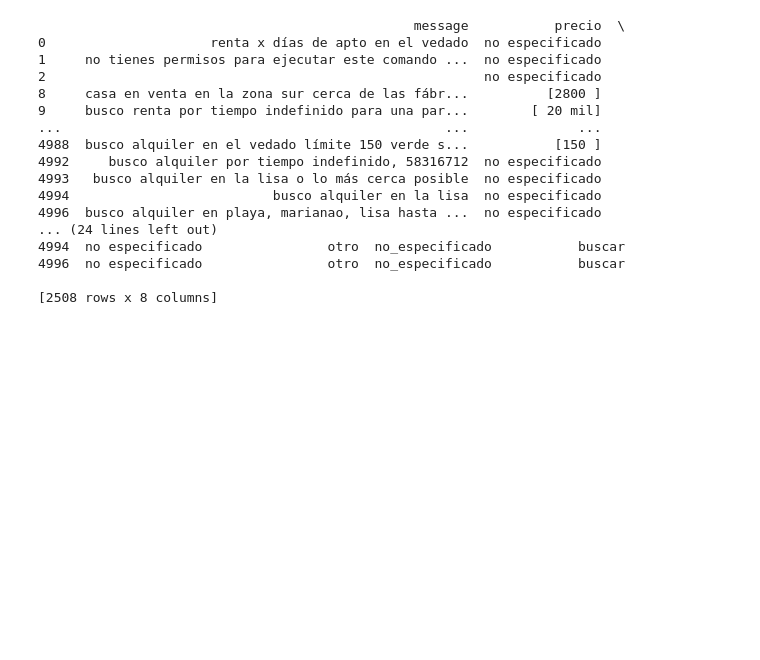
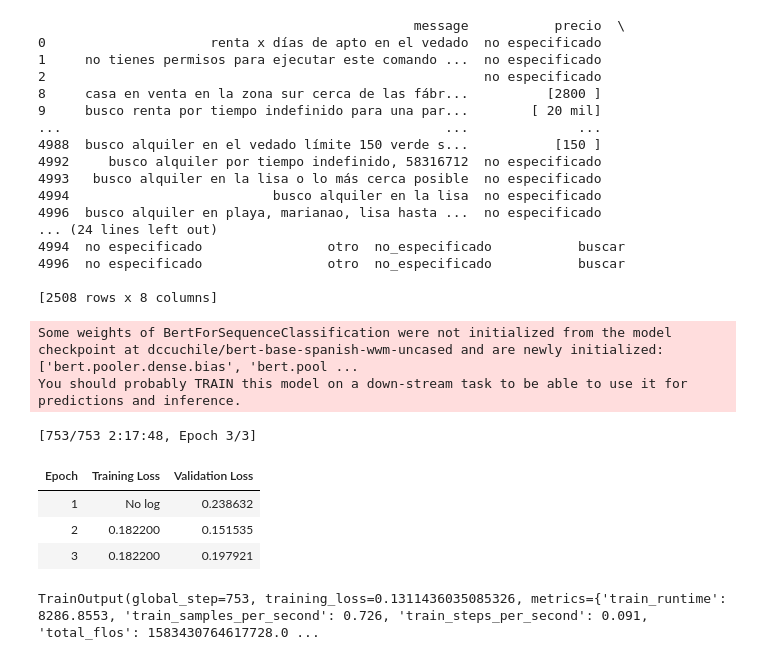
Before and after one commit to mariandc18/RentMate-Chatbot, a Jupyter notebook: cleaning.ipynb, the cells around one changed output. Saved outputs shown, nothing was run; the diff lists cells and outputs as text; code cells hidden in the pictures; blank space fills up the shorter version.

Commit message:
detecting intentions with BERT fine-tuning

```diff
--- a/cleaning.ipynb
+++ b/cleaning.ipynb
@@ -324,3 +324,63 @@ print(data)
 4996  no especificado                otro  no_especificado           buscar
 
 [2508 rows x 8 columns]
+# %%
+from transformers import TrainingArguments, Trainer, AutoModelForSequenceClassification, AutoTokenizer
+from datasets import Dataset
+from sklearn.model_selection import train_test_split
+from sklearn.preprocessing import LabelEncoder
+
+tokenizer = AutoTokenizer.from_pretrained("dccuchile/bert-base-spanish-wwm-uncased")
+label_encoder = LabelEncoder()
+data["intención"] = label_encoder.fit_transform(data["intención"])
+data_for_model = data[["message", "intención"]]
+
+train_df, test_df = train_test_split(data_for_model, test_size=0.2, random_state=42)
+train_dataset = Dataset.from_pandas(train_df)
+test_dataset = Dataset.from_pandas(test_df)
+
+train_dataset = train_dataset.rename_columns({"intención": "label"})
+test_dataset = test_dataset.rename_columns({"intención": "label"})
+
+def tokenize_function(examples):
+    tokens = tokenizer(examples["message"], padding="max_length", truncation=True)
+    tokens["label"] = examples["label"]
+    return tokens
+
+train_dataset = train_dataset.map(tokenize_function, batched=True)
+test_dataset = test_dataset.map(tokenize_function, batched=True)
+
+train_dataset.set_format(type="torch", columns=["input_ids", "attention_mask", "label"])
+test_dataset.set_format(type="torch", columns=["input_ids", "attention_mask", "label"])
+
+num_labels = len(label_encoder.classes_)
+model = AutoModelForSequenceClassification.from_pretrained("dccuchile/bert-base-spanish-wwm-uncased", num_labels=num_labels)
+
+training_args = TrainingArguments(
+    output_dir="./results",
+    eval_strategy="epoch",
+    save_strategy="epoch",
+    learning_rate=2e-5,
+    per_device_train_batch_size=8,
+    per_device_eval_batch_size=8,
+    num_train_epochs=3,
+    weight_decay=0.01
+)
+
+trainer = Trainer(
+    model=model,
+    args=training_args,
+    train_dataset=train_dataset,
+    eval_dataset=test_dataset,
+    processing_class=tokenizer
+)
+trainer.train()
+# %% [output]
+Some weights of BertForSequenceClassification were not initialized from the model checkpoint at dccuchile/bert-base-spanish-wwm-uncased and are newly initialized: ['bert.pooler.dense.bias', 'bert.pool ...
+You should probably TRAIN this model on a down-stream task to be able to use it for predictions and inference.
+[753/753 2:17:48, Epoch 3/3]
+| Epoch | Training Loss | Validation Loss |
+| 1 | No log | 0.238632 |
+| 2 | 0.182200 | 0.151535 |
+| 3 | 0.182200 | 0.197921 |
+TrainOutput(global_step=753, training_loss=0.1311436035085326, metrics={'train_runtime': 8286.8553, 'train_samples_per_second': 0.726, 'train_steps_per_second': 0.091, 'total_flos': 1583430764617728.0 ...
```
Also changed, not shown: parts of 6 cells of this notebook.
